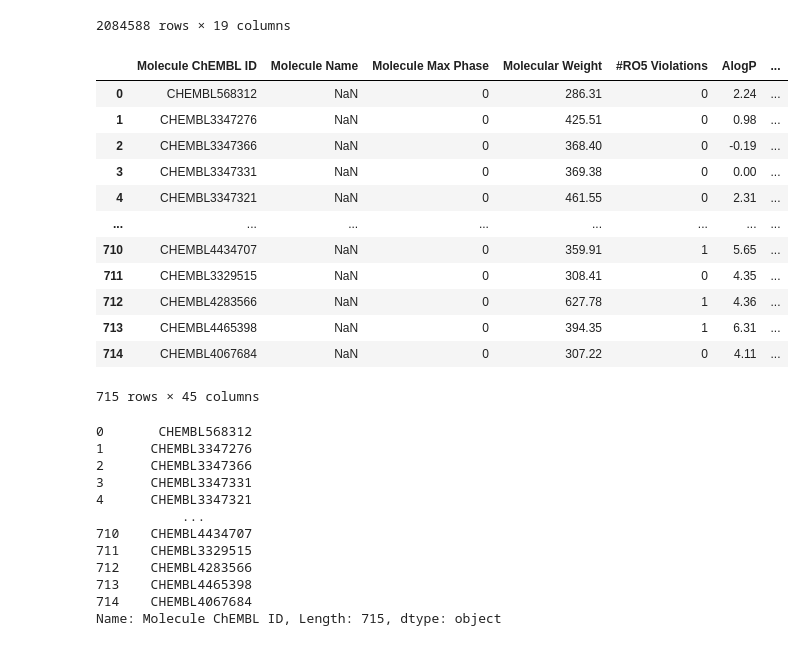
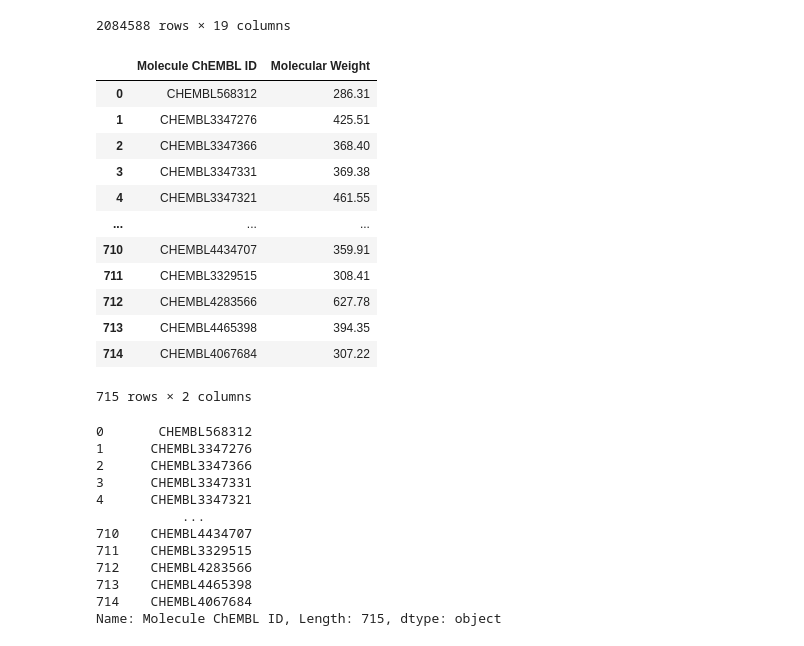
Before and after one commit to alverad-katsuro/chembl_analyser, a Jupyter notebook: cruzipain/analise_dados_att.ipynb, the cells around one changed output. Saved outputs shown, nothing was run; the diff lists cells and outputs as text; code cells hidden in the pictures.

```diff
--- a/cruzipain/analise_dados_att.ipynb
+++ b/cruzipain/analise_dados_att.ipynb
@@ -22,21 +22,21 @@ df
 2084588 rows × 19 columns
 # %%
 cruz = pd.read_csv('data/cruzain_id_chemb.csv', sep=';')
-cruz
+cruz[['Molecule ChEMBL ID', 'Molecular Weight']]
 # %% [output]
-|  | Molecule ChEMBL ID | Molecule Name | Molecule Max Phase | Molecular Weight | #RO5 Violations | AlogP | ... |
-| 0 | CHEMBL568312 | NaN | 0 | 286.31 | 0 | 2.24 | ... |
-| 1 | CHEMBL3347276 | NaN | 0 | 425.51 | 0 | 0.98 | ... |
-| 2 | CHEMBL3347366 | NaN | 0 | 368.40 | 0 | -0.19 | ... |
-| 3 | CHEMBL3347331 | NaN | 0 | 369.38 | 0 | 0.00 | ... |
-| 4 | CHEMBL3347321 | NaN | 0 | 461.55 | 0 | 2.31 | ... |
-| ... | ... | ... | ... | ... | ... | ... | ... |
-| 710 | CHEMBL4434707 | NaN | 0 | 359.91 | 1 | 5.65 | ... |
-| 711 | CHEMBL3329515 | NaN | 0 | 308.41 | 0 | 4.35 | ... |
-| 712 | CHEMBL4283566 | NaN | 0 | 627.78 | 1 | 4.36 | ... |
-| 713 | CHEMBL4465398 | NaN | 0 | 394.35 | 1 | 6.31 | ... |
-| 714 | CHEMBL4067684 | NaN | 0 | 307.22 | 0 | 4.11 | ... |
+|  | Molecule ChEMBL ID | Molecular Weight |
+| 0 | CHEMBL568312 | 286.31 |
+| 1 | CHEMBL3347276 | 425.51 |
+| 2 | CHEMBL3347366 | 368.40 |
+| 3 | CHEMBL3347331 | 369.38 |
+| 4 | CHEMBL3347321 | 461.55 |
+| ... | ... | ... |
+| 710 | CHEMBL4434707 | 359.91 |
+| 711 | CHEMBL3329515 | 308.41 |
+| 712 | CHEMBL4283566 | 627.78 |
+| 713 | CHEMBL4465398 | 394.35 |
+| 714 | CHEMBL4067684 | 307.22 |
-715 rows × 45 columns
+715 rows × 2 columns
 # %%
 cruz['Molecule ChEMBL ID']
 # %% [output]
```
Also changed, not shown: 1 other file.
